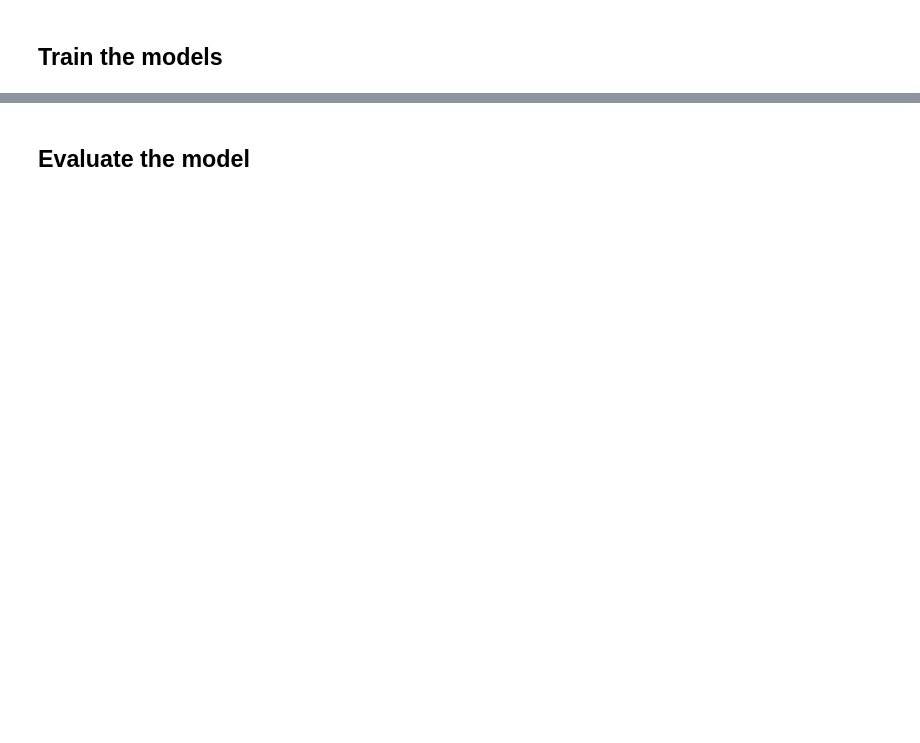
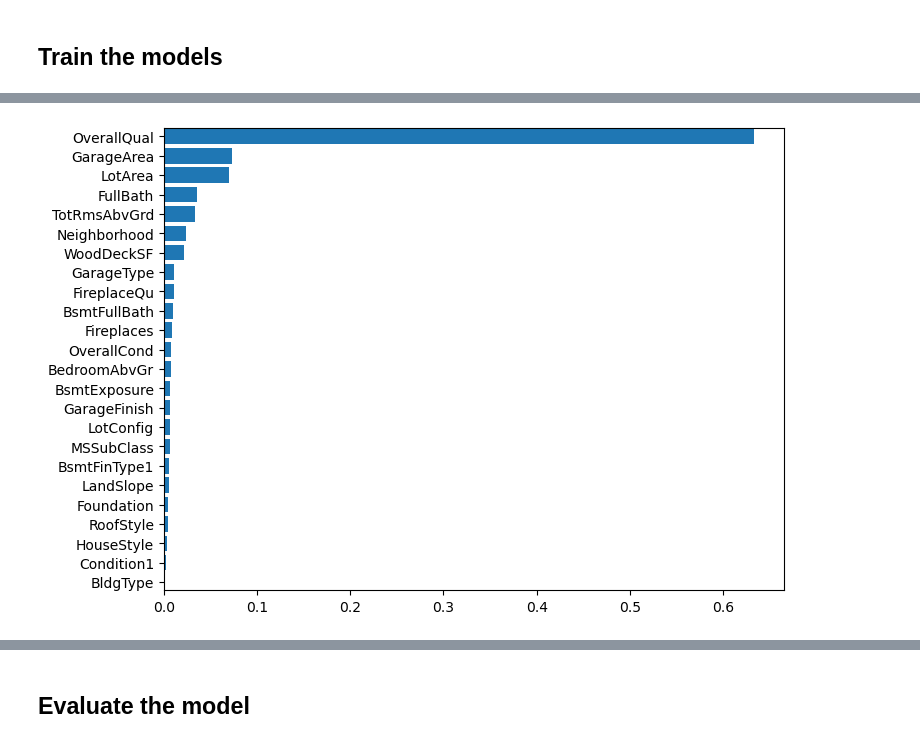
Before and after one commit to ThomasClemons/house_hunters, a Jupyter notebook: Vineet's notebook.ipynb, the cells around one changed output, grey strips where cells are left out. Drawn from its saved outputs; the diff is of its cells as text; code cells hidden in the pictures; blank space fills up the shorter version.

```diff
--- a/Vineet's notebook.ipynb
+++ b/Vineet's notebook.ipynb
@@ -148,3 +37,0 @@ y = housing_df['SalePrice']
-# %%
-# Now split the data into training and testing sets
-X_train, X_test, y_train, y_test = train_test_split(X, y, random_state=42)
@@ -194,8 +56,2 @@ print(X_test_encoded.head())
 # %% [markdown]
 ## Train the models
-# %%
-# Create the models
-lr1 = LinearRegression()
-
-# Fit the first model to the full training data.
-lr1.fit(X_train_encoded, y_train)
@@ -203,0 +58,10 @@ LinearRegression()
+# %%
+# Create a Random Forest model
+Regressor = RandomForestRegressor(random_state=13)
+
+# Fit (train) the model using the training data
+Regressor.fit(X_train, y_train)
+
+# Evaluate the model
+print(f'Training Score: {Regressor.score(X_train, y_train)}')
+print(f'Testing Score: {Regressor.score(X_test, y_test)}')
@@ -203,0 +96,3 @@ LinearRegression()
+# %%
+# Get the feature importance array
+feature_importances = Regressor.feature_importances_
@@ -203,0 +114,16 @@ LinearRegression()
+# %%
+# Plot the feature importances
+features = sorted(zip(X_train.columns, feature_importances), key = lambda x: x[1])
+cols = [f[0] for f in features]
+width = [f[1] for f in features]
+
+fig, ax = plt.subplots()
+
+fig.set_size_inches(8,6)
+plt.margins(y=0.001)
+
+ax.barh(y=cols, width=width)
+
+plt.show()
+# %% [output]
+[figure, added]
```
Also changed, not shown: parts of 36 cells of this notebook, 1 other file.
